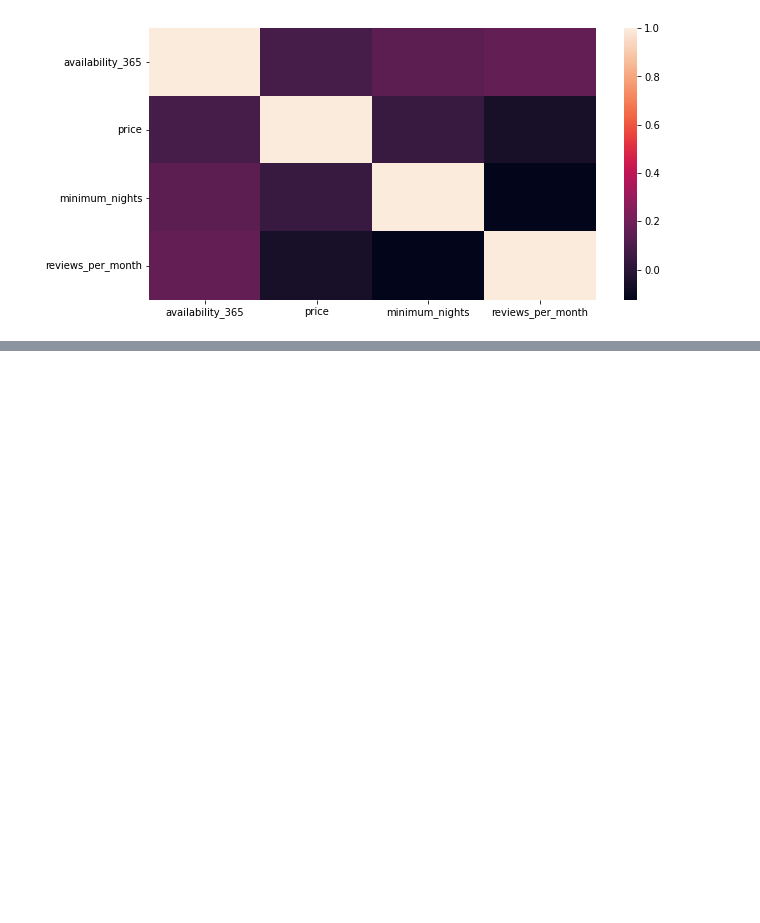
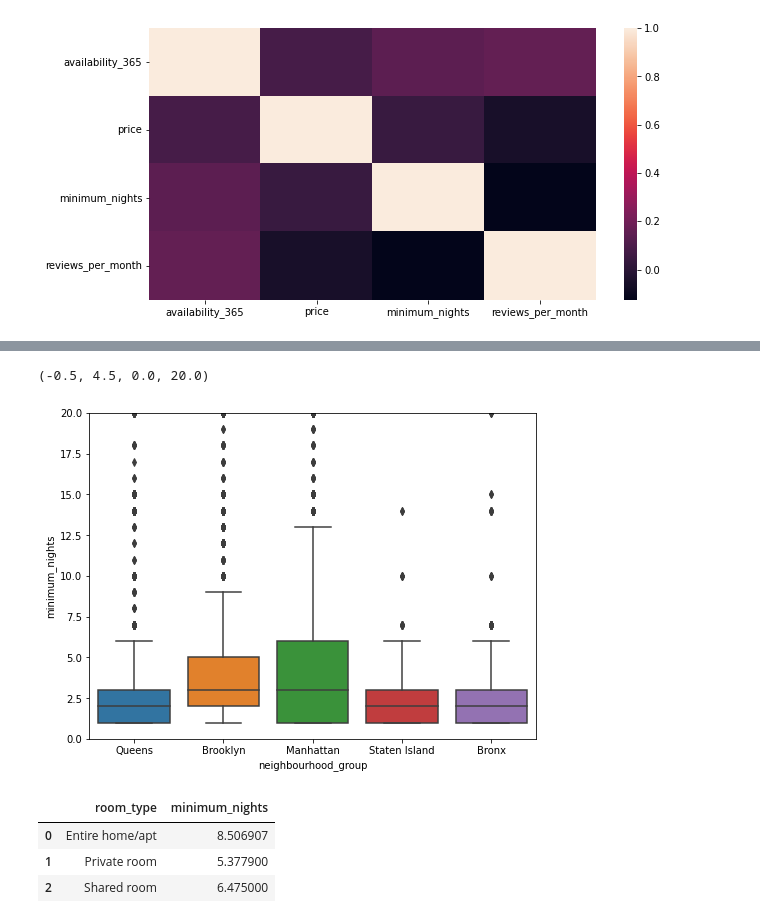
Before and after one commit to mgbhat97/Airbnb-Booking-EDA, a Jupyter notebook: Airbnb_Bookings_Analysis_Capstone_Project.ipynb, the cells around one changed output, grey strips where cells are left out. Saved outputs shown, nothing was run; the diff lists cells and outputs as text; code cells hidden in the pictures; blank space fills up the shorter version.

```diff
--- a/Airbnb_Bookings_Analysis_Capstone_Project.ipynb
+++ b/Airbnb_Bookings_Analysis_Capstone_Project.ipynb
@@ -355,0 +393,9 @@ sns.heatmap(corelate_df)
+# %%
+#plot of minimum night
+data = pd.concat([df['neighbourhood_group'], df['minimum_nights']], axis=1)
+f, ax = plt.subplots(figsize=(8, 6))
+fig = sns.boxplot( x= 'neighbourhood_group', y="minimum_nights", data=data)
+fig.axis(ymin=0, ymax=20)
+# %% [output]
+(-0.5, 4.5, 0.0, 20.0)
+[figure, added]
@@ -355,0 +405,7 @@ sns.heatmap(corelate_df)
+# %%
+mini_ngt_room_df
+# %% [output]
+|  | room_type | minimum_nights |
+| 0 | Entire home/apt | 8.506907 |
+| 1 | Private room | 5.377900 |
+| 2 | Shared room | 6.475000 |
```
Also changed, not shown: parts of 7 cells of this notebook.
